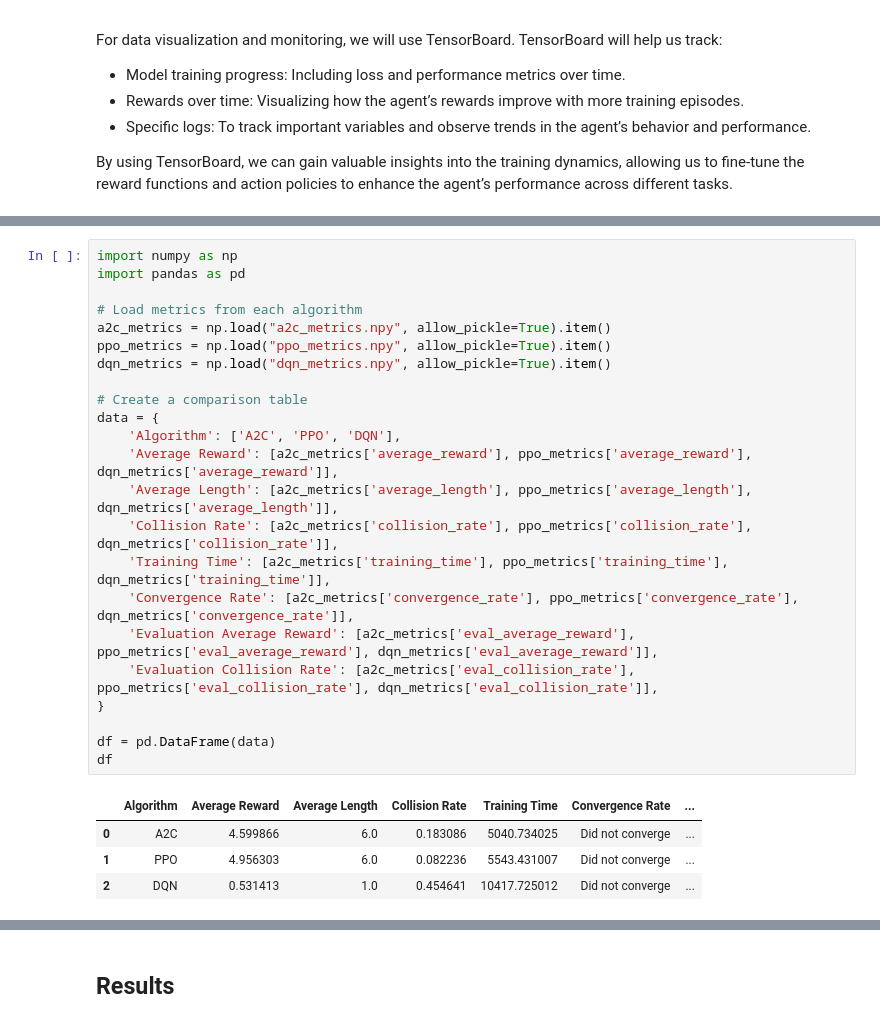
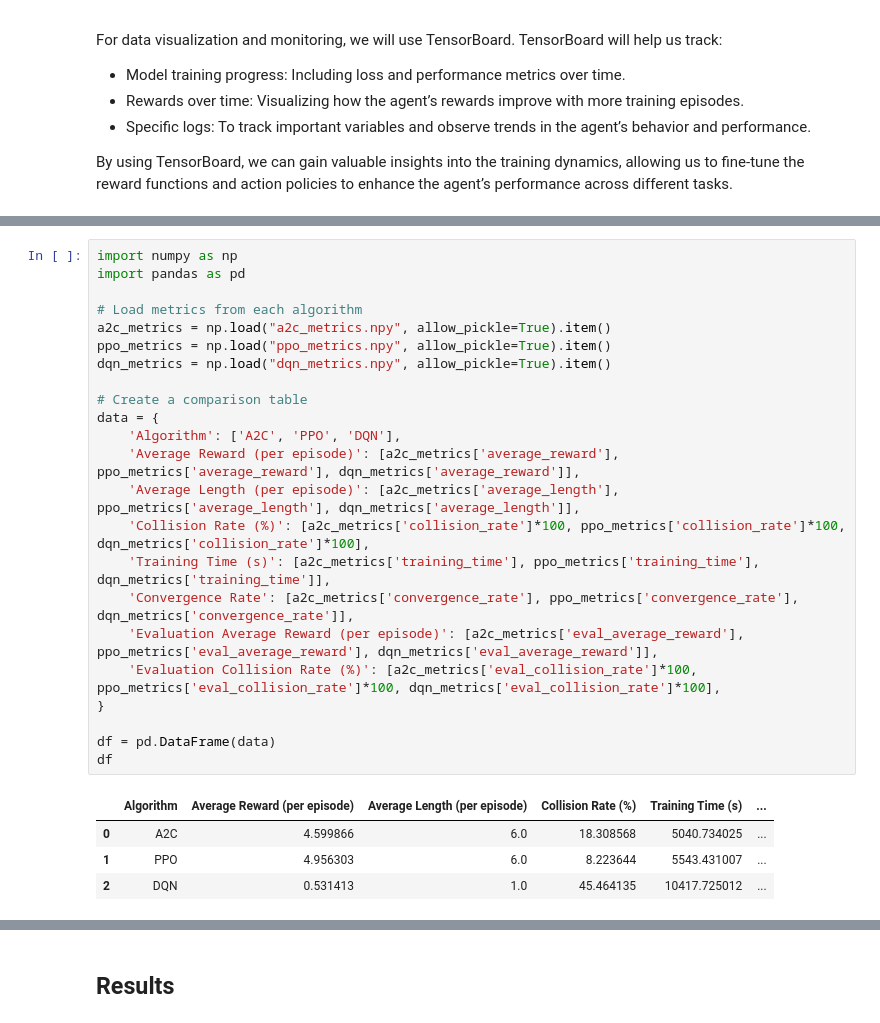
Before and after one commit to YashPatki02/HighwayEnv-COGS188, a Jupyter notebook: writeup.ipynb, the cells around one changed output, grey strips where cells are left out. Drawn from its saved outputs; the diff is of its cells as text.

Commit message:
Evaluation metrics final

```diff
--- a/writeup.ipynb
+++ b/writeup.ipynb
@@ -99,28 +99,28 @@ To compare the performance of the A2C, PPO, and DQN algorithms, we used several
 # %%
 import numpy as np
 import pandas as pd
 
 # Load metrics from each algorithm
 a2c_metrics = np.load("a2c_metrics.npy", allow_pickle=True).item()
 ppo_metrics = np.load("ppo_metrics.npy", allow_pickle=True).item()
 dqn_metrics = np.load("dqn_metrics.npy", allow_pickle=True).item()
 
 # Create a comparison table
 data = {
     'Algorithm': ['A2C', 'PPO', 'DQN'],
-    'Average Reward': [a2c_metrics['average_reward'], ppo_metrics['average_reward'], dqn_metrics['average_reward']],
-    'Average Length': [a2c_metrics['average_length'], ppo_metrics['average_length'], dqn_metrics['average_length']],
-    'Collision Rate': [a2c_metrics['collision_rate'], ppo_metrics['collision_rate'], dqn_metrics['collision_rate']],
-    'Training Time': [a2c_metrics['training_time'], ppo_metrics['training_time'], dqn_metrics['training_time']],
+    'Average Reward (per episode)': [a2c_metrics['average_reward'], ppo_metrics['average_reward'], dqn_metrics['average_reward']],
+    'Average Length (per episode)': [a2c_metrics['average_length'], ppo_metrics['average_length'], dqn_metrics['average_length']],
+    'Collision Rate (%)': [a2c_metrics['collision_rate']*100, ppo_metrics['collision_rate']*100, dqn_metrics['collision_rate']*100],
+    'Training Time (s)': [a2c_metrics['training_time'], ppo_metrics['training_time'], dqn_metrics['training_time']],
     'Convergence Rate': [a2c_metrics['convergence_rate'], ppo_metrics['convergence_rate'], dqn_metrics['convergence_rate']],
-    'Evaluation Average Reward': [a2c_metrics['eval_average_reward'], ppo_metrics['eval_average_reward'], dqn_metrics['eval_average_reward']],
-    'Evaluation Collision Rate': [a2c_metrics['eval_collision_rate'], ppo_metrics['eval_collision_rate'], dqn_metrics['eval_collision_rate']],
+    'Evaluation Average Reward (per episode)': [a2c_metrics['eval_average_reward'], ppo_metrics['eval_average_reward'], dqn_metrics['eval_average_reward']],
+    'Evaluation Collision Rate (%)': [a2c_metrics['eval_collision_rate']*100, ppo_metrics['eval_collision_rate']*100, dqn_metrics['eval_collision_rate']*100],
 }
 
 df = pd.DataFrame(data)
 df
 # %% [output]
-|  | Algorithm | Average Reward | Average Length | Collision Rate | Training Time | Convergence Rate | ... |
-| 0 | A2C | 4.599866 | 6.0 | 0.183086 | 5040.734025 | Did not converge | ... |
-| 1 | PPO | 4.956303 | 6.0 | 0.082236 | 5543.431007 | Did not converge | ... |
-| 2 | DQN | 0.531413 | 1.0 | 0.454641 | 10417.725012 | Did not converge | ... |
+|  | Algorithm | Average Reward (per episode) | Average Length (per episode) | Collision Rate (%) | Training Time (s) | ... |
+| 0 | A2C | 4.599866 | 6.0 | 18.308568 | 5040.734025 | ... |
+| 1 | PPO | 4.956303 | 6.0 | 8.223644 | 5543.431007 | ... |
+| 2 | DQN | 0.531413 | 1.0 | 45.464135 | 10417.725012 | ... |
```
Also changed, not shown: parts of 2 cells of this notebook.
